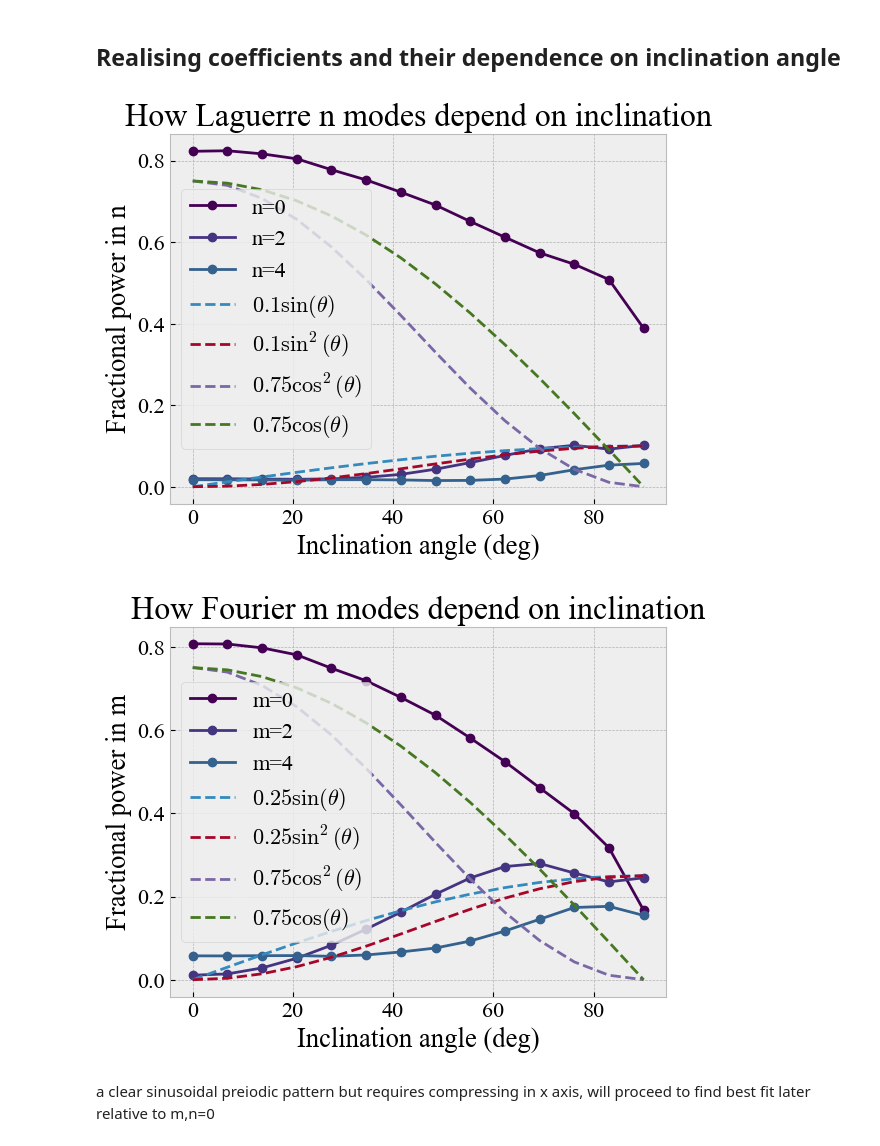
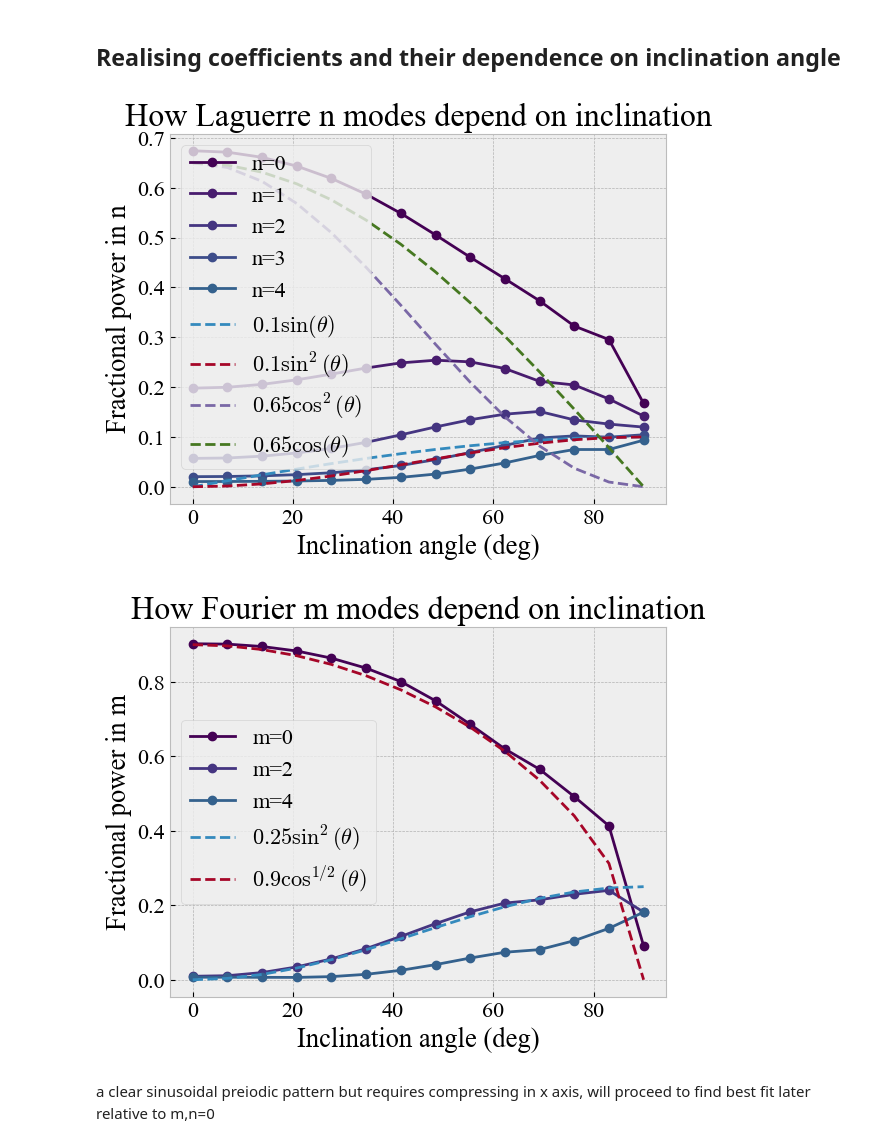
Before and after one commit to michael-petersen/GalaxyIncIinations, a Jupyter notebook: SimulatedGalaxiesAndExpansions.ipynb, the cells around one changed output. Saved outputs shown, nothing was run; the diff lists cells and outputs as text; code cells hidden in the pictures.

```diff
--- a/SimulatedGalaxiesAndExpansions.ipynb
+++ b/SimulatedGalaxiesAndExpansions.ipynb
@@ -20,7 +20,7 @@ plt.style.use('bmh')
 # DiscModel is in a different file
 from src.DiscModel import DiscGalaxy
 N = 1000000 # number of stars in the disc
-a = 1.5 # a is the scale length of the disc in kpc
+a = 1 # a is the scale length of the disc in kpc
 D = DiscGalaxy(N=N,a=a)
 
 """Recall m corresponds to Fourier (azimuthal) modes, n corresponds to Laguerre (radial harmonics) modes."""
@@ -199,7 +258,7 @@ for idx, inc in enumerate(inclinations):
     D = DiscGalaxy(N=N, a=a)
     D.rotate_disc(inc, 0, 0)
     D.generate_image(rmax=rmax, nbins=nbins, noiselevel=0.)
-    E = D.make_expansion(mmax, nmax, a)
+    E = D.make_pointexpansion(mmax, nmax, a*1.5)
 
     # Compute magnitude of coefficients
     coef_mag = np.sqrt(E.coscoefs**2 + E.sincoefs**2)
@@ -225,7 +284,7 @@ for inc in inclinations:
     D = DiscGalaxy(N=N, a=a)
     D.rotate_disc(inc, 0, 0)
     D.generate_image(rmax=rmax, nbins=nbins, noiselevel=0.)
-    E = D.make_expansion(mmax, nmax, a)
+    E = D.make_pointexpansion(mmax, nmax, a*1.5)
 
     coef_mag = np.sqrt(E.coscoefs**2 + E.sincoefs**2)
     m_power = np.sum(coef_mag, axis=1)
@@ -247,42 +306,39 @@ for inc in inclinations:
 theta_deg = np.array([r["inclination"] for r in results])
 theta_rad = np.radians(theta_deg)
 
-for n in range(0,5,2):
+for n in range(0,5,1):
     plt.plot(theta_deg,
              [r["fracn_power"][n] for r in results],
              marker='o', label=f"n={n}", color=colormap[n])
 
 # Overplot trigonometric functions
 plt.plot(theta_deg, 0.1*np.sin(theta_rad), '--', label=r'$0.1\sin(\theta)$')
 plt.plot(theta_deg, 0.1*np.sin(theta_rad)**2, '--', label=r'$0.1\sin^2(\theta)$')
-plt.plot(theta_deg, 0.75*np.cos(theta_rad)**2, '--', label=r'$0.75\cos^2(\theta)$')
-plt.plot(theta_deg, 0.75*np.cos(theta_rad), '--', label=r'$0.75\cos(\theta)$')
+plt.plot(theta_deg, 0.65*np.cos(theta_rad)**2, '--', label=r'$0.65\cos^2(\theta)$')
+plt.plot(theta_deg, 0.65*np.cos(theta_rad), '--', label=r'$0.65\cos(\theta)$')
 
 plt.xlabel("Inclination angle (deg)")
 plt.ylabel("Fractional power in n")
 plt.legend()
 plt.title("How Laguerre n modes depend on inclination")
 plt.show()
 
 for m in range(0,5,2):
     plt.plot(theta_deg,
              [r["fracm_power"][m] for r in results],
              marker='o', label=f"m={m}", color=colormap[m])
 
 # Overplot trigonometric functions
-plt.plot(theta_deg, 0.25*np.sin(theta_rad), '--', label=r'$0.25\sin(\theta)$')
 plt.plot(theta_deg, 0.25*np.sin(theta_rad)**2, '--', label=r'$0.25\sin^2(\theta)$')
-plt.plot(theta_deg, 0.75*np.cos(theta_rad)**2, '--', label=r'$0.75\cos^2(\theta)$')
-plt.plot(theta_deg, 0.75*np.cos(theta_rad), '--', label=r'$0.75\cos(\theta)$')
-
+plt.plot(theta_deg, 0.9*np.cos(theta_rad)**(1/2), '--', label=r'$0.9\cos^{1/2}(\theta)$')
 plt.xlabel("Inclination angle (deg)")
 plt.ylabel("Fractional power in m")
 plt.legend()
 plt.title("How Fourier m modes depend on inclination")
 plt.show()
 # %% [output]
-[figure, old version]
+[figure, new version]
-[figure, old version]
+[figure, new version]
 # %% [markdown]
 a clear sinusoidal preiodic pattern but requires compressing in x axis, will proceed to find best fit later relative to m,n=0
 # %% [markdown]
```
Also changed, not shown: parts of 4 cells of this notebook, 4 other files.
